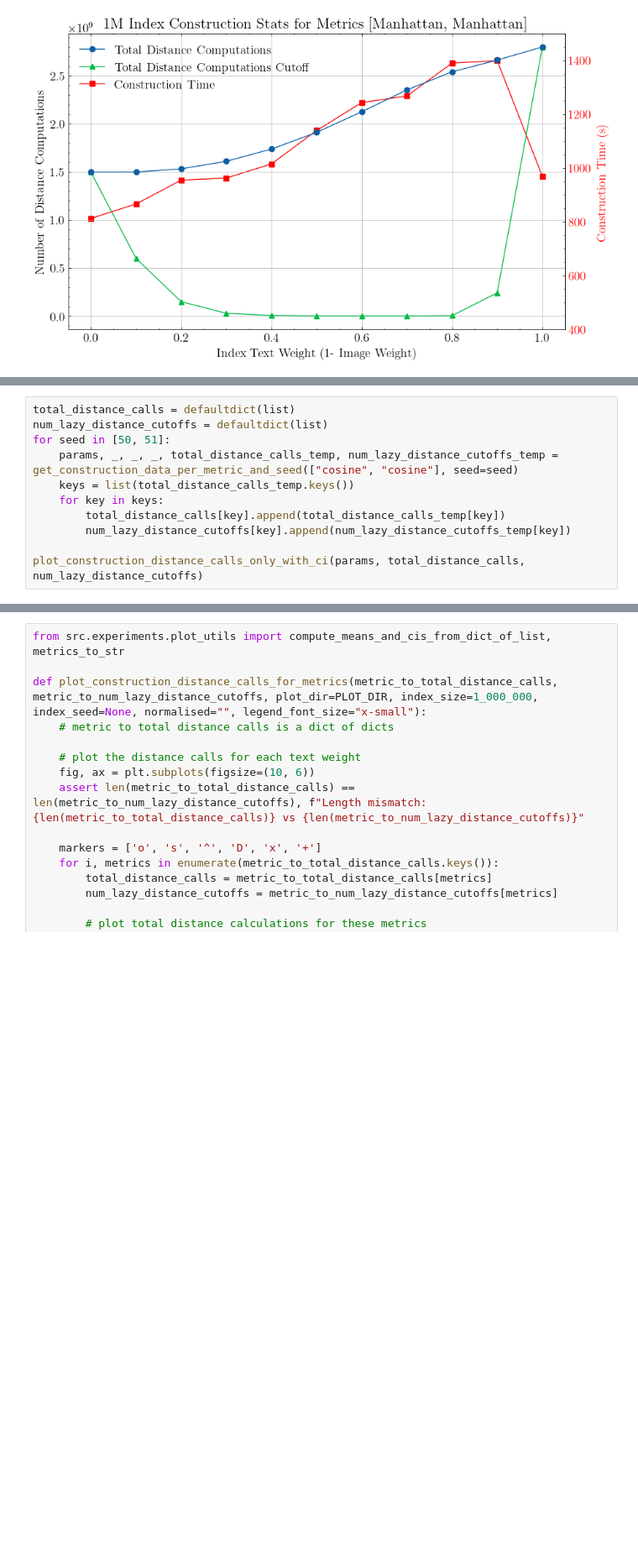
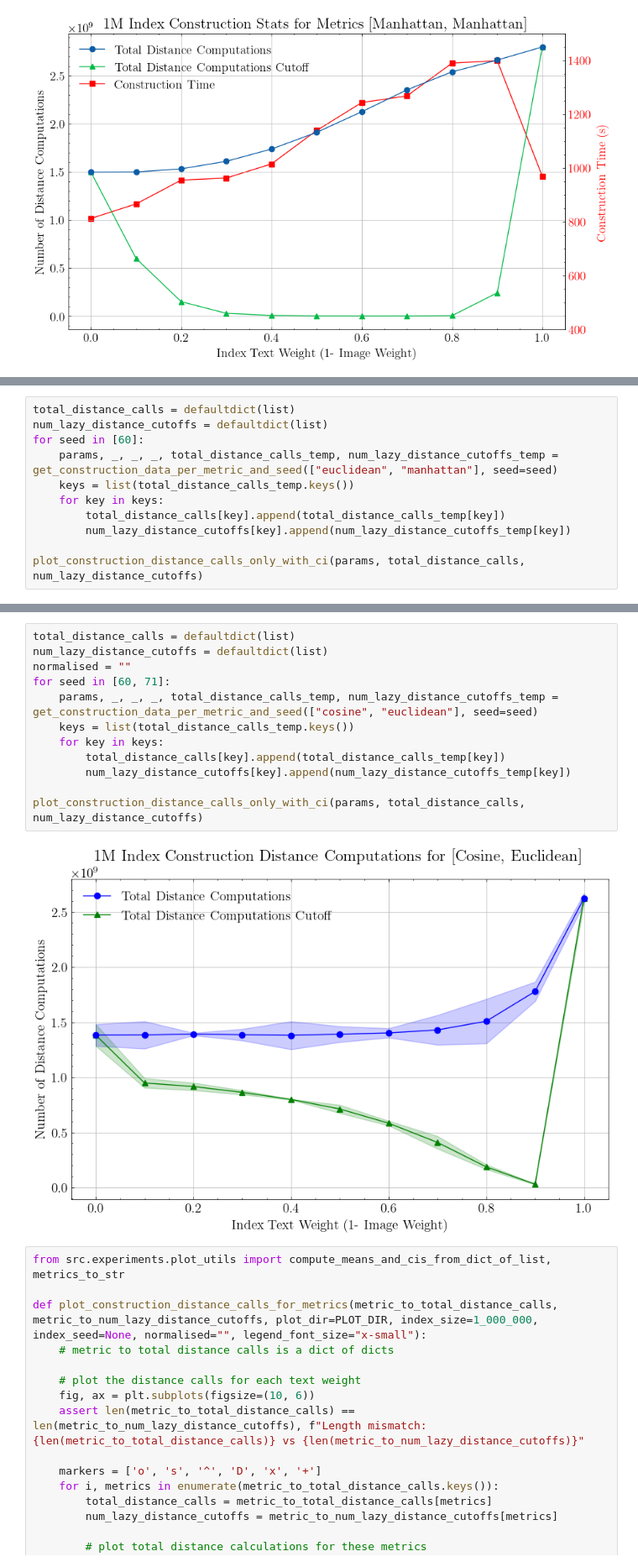
Before and after one commit to yavuzff/scalable-multimodal-similarity-search, a Jupyter notebook: notebooks/plot_graphs_weights_exp.ipynb, the cells around one changed output, grey strips where cells are left out. Shown at 84% size. Saved outputs shown, nothing was run; the diff lists cells and outputs as text; blank space fills up the shorter version.

```diff
--- a/notebooks/plot_graphs_weights_exp.ipynb
+++ b/notebooks/plot_graphs_weights_exp.ipynb
@@ -436,8 +497,8 @@ plot_construction_distance_calls_only_with_ci(params, total_distance_calls, num_
 # %%
 total_distance_calls = defaultdict(list)
 num_lazy_distance_cutoffs = defaultdict(list)
-for seed in [50, 51]:
-    params, _, _, _, total_distance_calls_temp, num_lazy_distance_cutoffs_temp = get_construction_data_per_metric_and_seed(["cosine", "cosine"], seed=seed)
+for seed in [60]:
+    params, _, _, _, total_distance_calls_temp, num_lazy_distance_cutoffs_temp = get_construction_data_per_metric_and_seed(["euclidean", "manhattan"], seed=seed)
     keys = list(total_distance_calls_temp.keys())
     for key in keys:
         total_distance_calls[key].append(total_distance_calls_temp[key])
@@ -449,3 +510,17 @@ plot_construction_distance_calls_only_with_ci(params, total_distance_calls, num_
+# %%
+total_distance_calls = defaultdict(list)
+num_lazy_distance_cutoffs = defaultdict(list)
+normalised = ""
+for seed in [60, 71]:
+    params, _, _, _, total_distance_calls_temp, num_lazy_distance_cutoffs_temp = get_construction_data_per_metric_and_seed(["cosine", "euclidean"], seed=seed)
+    keys = list(total_distance_calls_temp.keys())
+    for key in keys:
+        total_distance_calls[key].append(total_distance_calls_temp[key])
+        num_lazy_distance_cutoffs[key].append(num_lazy_distance_cutoffs_temp[key])
+
+plot_construction_distance_calls_only_with_ci(params, total_distance_calls, num_lazy_distance_cutoffs)
+# %% [output]
+[figure, added]
 # %%
 from src.experiments.plot_utils import compute_means_and_cis_from_dict_of_list, metrics_to_str
 
```
Also changed, not shown: parts of 8 cells of this notebook, 1 other file.
